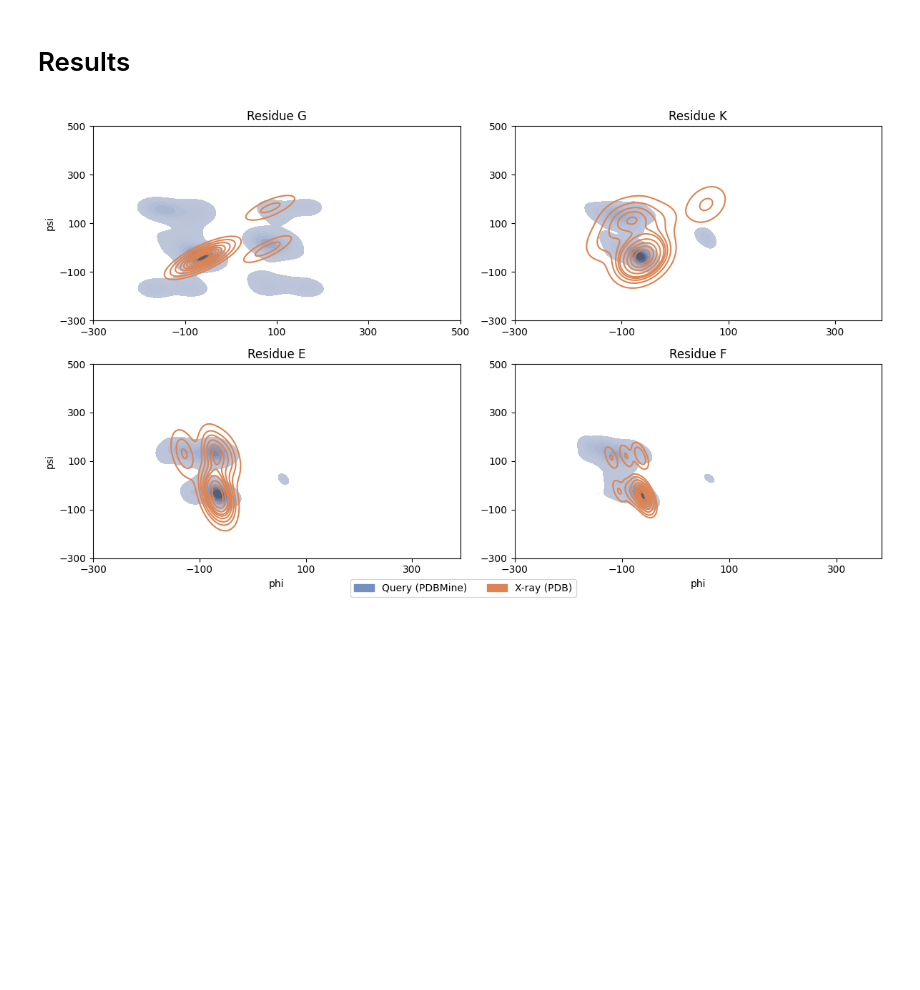
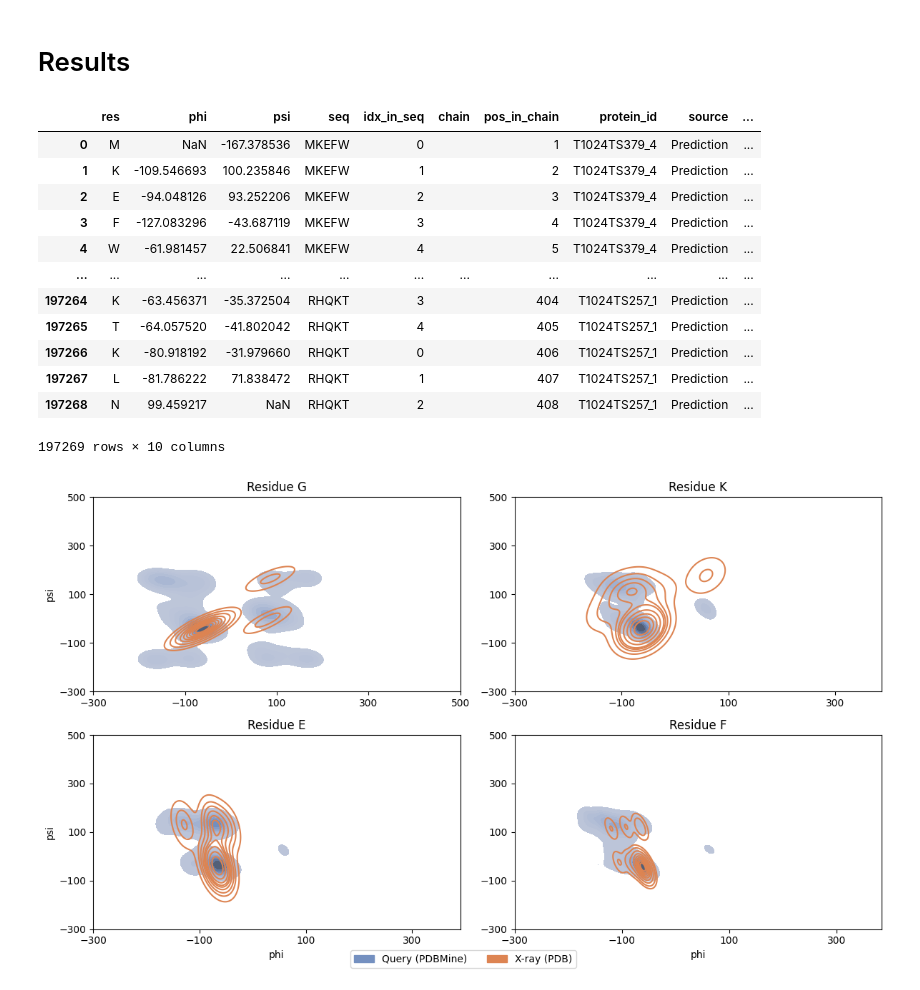
Before and after one commit to Musa-Azeem/protein-dihedral-visualization, a Jupyter notebook: casp.ipynb, the cells around one changed output. Cells and saved outputs as stored; diff of their text form; code cells hidden in the pictures; blank space fills up the shorter version.

```diff
--- a/casp.ipynb
+++ b/casp.ipynb
@@ -294,6 +286,22 @@ phi_psi_mined_filtered = phi_psi_mined.copy()
 phi_psi_mined_filtered = phi_psi_mined_filtered[phi_psi_mined_filtered.protein_id != pdb_code.upper()]
 phi_psi_mined_filtered['source'] = 'Query (PDBMine)'
 phi_psi_predictions['source'] = 'Prediction'
+# %%
+phi_psi_predictions
+# %% [output]
+|  | res | phi | psi | seq | idx_in_seq | chain | pos_in_chain | protein_id | source | ... |
+| 0 | M | NaN | -167.378536 | MKEFW | 0 |  | 1 | T1024TS379_4 | Prediction | ... |
+| 1 | K | -109.546693 | 100.235846 | MKEFW | 1 |  | 2 | T1024TS379_4 | Prediction | ... |
+| 2 | E | -94.048126 | 93.252206 | MKEFW | 2 |  | 3 | T1024TS379_4 | Prediction | ... |
+| 3 | F | -127.083296 | -43.687119 | MKEFW | 3 |  | 4 | T1024TS379_4 | Prediction | ... |
+| 4 | W | -61.981457 | 22.506841 | MKEFW | 4 |  | 5 | T1024TS379_4 | Prediction | ... |
+| ... | ... | ... | ... | ... | ... | ... | ... | ... | ... | ... |
+| 197264 | K | -63.456371 | -35.372504 | RHQKT | 3 |  | 404 | T1024TS257_1 | Prediction | ... |
+| 197265 | T | -64.057520 | -41.802042 | RHQKT | 4 |  | 405 | T1024TS257_1 | Prediction | ... |
+| 197266 | K | -80.918192 | -31.979660 | RHQKT | 0 |  | 406 | T1024TS257_1 | Prediction | ... |
+| 197267 | L | -81.786222 | 71.838472 | RHQKT | 1 |  | 407 | T1024TS257_1 | Prediction | ... |
+| 197268 | N | 99.459217 | NaN | RHQKT | 2 |  | 408 | T1024TS257_1 | Prediction | ... |
+197269 rows × 10 columns
 # %%
 import seaborn as sns
 import matplotlib.pyplot as plt
```
Also changed, not shown: parts of 9 cells of this notebook, 3 other files.
